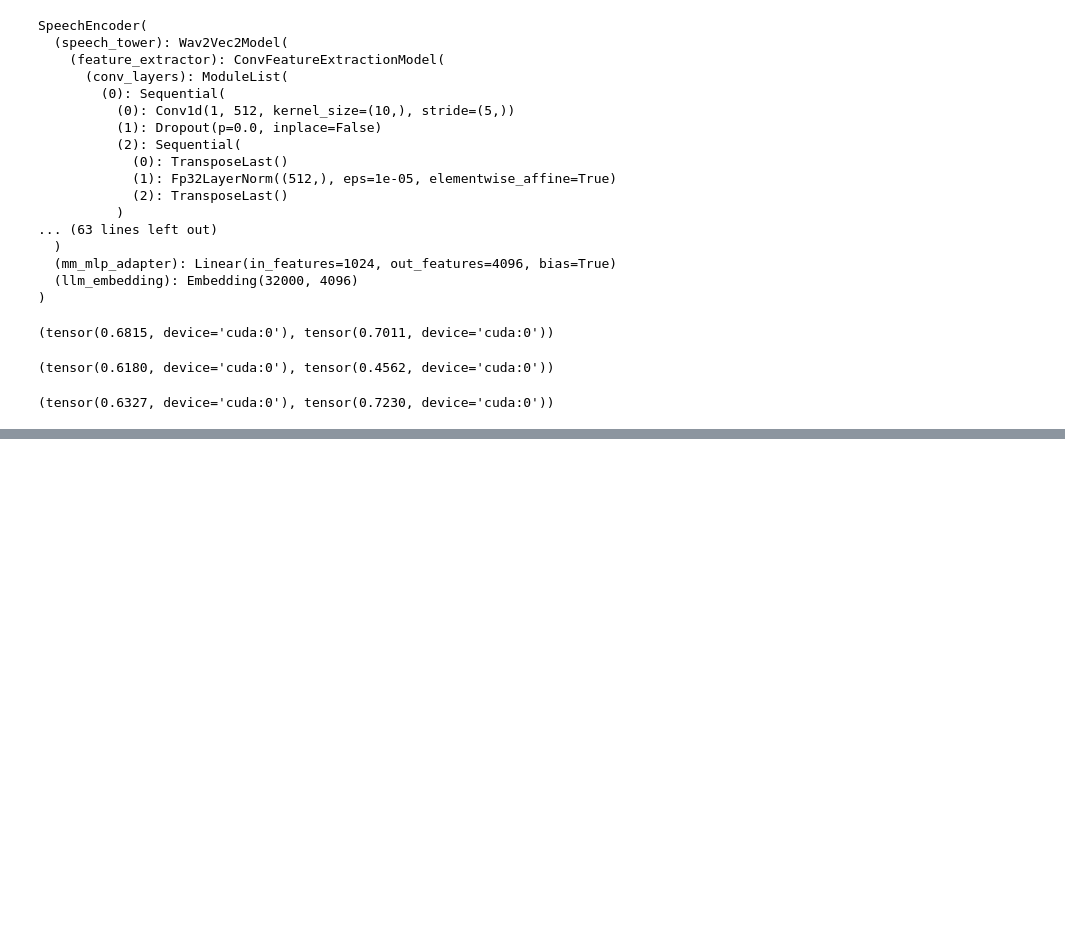
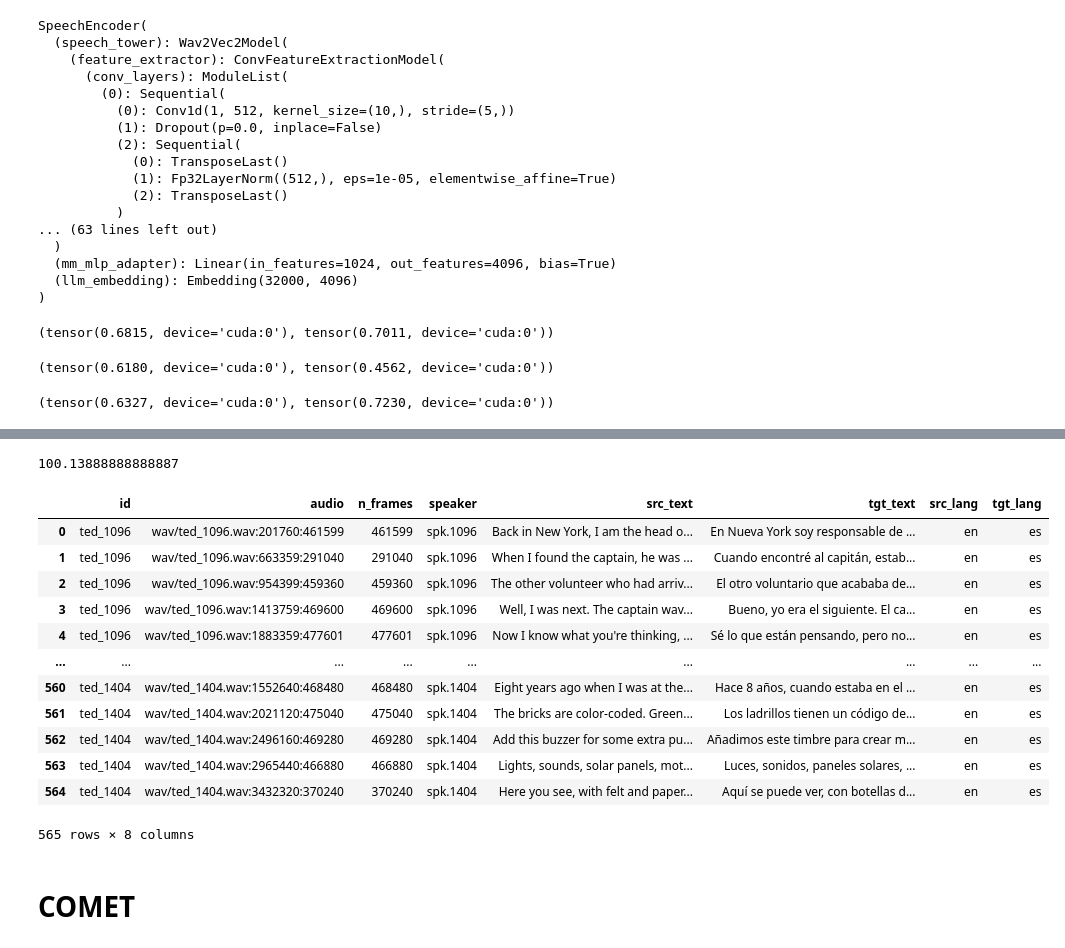
Before and after one commit to LeiLiLab/InfiniSST, a Jupyter notebook: uni_wav2vec.ipynb, the cells around one changed output, grey strips where cells are left out. Saved outputs shown, nothing was run; the diff lists cells and outputs as text; code cells hidden in the pictures; blank space fills up the shorter version.

```diff
--- a/uni_wav2vec.ipynb
+++ b/uni_wav2vec.ipynb
@@ -610,0 +681,3 @@ uni_st_sims_right.mean(), bi_st_sims_right.mean()
+# %%
+df = load_df_from_tsv("/data/user_data/siqiouya/dataset/must-c-v1.0/en-es/tst-COMMON_st_es_30s.tsv")
+df_babel = load_df_from_tsv("/data/user_data/siqiouya/dataset/must-c-v1.0/en-es/tst-COMMON.tsv")
@@ -610,0 +688,20 @@ uni_st_sims_right.mean(), bi_st_sims_right.mean()
+# %%
+(n_frames / 16000 * 50 / tgt_len).max()
+# %% [output]
+100.13888888888887
+# %%
+df
+# %% [output]
+|  | id | audio | n_frames | speaker | src_text | tgt_text | src_lang | tgt_lang |
+| 0 | ted_1096 | wav/ted_1096.wav:201760:461599 | 461599 | spk.1096 | Back in New York, I am the head o... | En Nueva York soy responsable de ... | en | es |
+| 1 | ted_1096 | wav/ted_1096.wav:663359:291040 | 291040 | spk.1096 | When I found the captain, he was ... | Cuando encontré al capitán, estab... | en | es |
+| 2 | ted_1096 | wav/ted_1096.wav:954399:459360 | 459360 | spk.1096 | The other volunteer who had arriv... | El otro voluntario que acababa de... | en | es |
+| 3 | ted_1096 | wav/ted_1096.wav:1413759:469600 | 469600 | spk.1096 | Well, I was next. The captain wav... | Bueno, yo era el siguiente. El ca... | en | es |
+| 4 | ted_1096 | wav/ted_1096.wav:1883359:477601 | 477601 | spk.1096 | Now I know what you're thinking, ... | Sé lo que están pensando, pero no... | en | es |
+| ... | ... | ... | ... | ... | ... | ... | ... | ... |
+| 560 | ted_1404 | wav/ted_1404.wav:1552640:468480 | 468480 | spk.1404 | Eight years ago when I was at the... | Hace 8 años, cuando estaba en el ... | en | es |
+| 561 | ted_1404 | wav/ted_1404.wav:2021120:475040 | 475040 | spk.1404 | The bricks are color-coded. Green... | Los ladrillos tienen un código de... | en | es |
+| 562 | ted_1404 | wav/ted_1404.wav:2496160:469280 | 469280 | spk.1404 | Add this buzzer for some extra pu... | Añadimos este timbre para crear m... | en | es |
+| 563 | ted_1404 | wav/ted_1404.wav:2965440:466880 | 466880 | spk.1404 | Lights, sounds, solar panels, mot... | Luces, sonidos, paneles solares, ... | en | es |
+| 564 | ted_1404 | wav/ted_1404.wav:3432320:370240 | 370240 | spk.1404 | Here you see, with felt and paper... | Aquí se puede ver, con botellas d... | en | es |
+565 rows × 8 columns
@@ -610,0 +724,2 @@ uni_st_sims_right.mean(), bi_st_sims_right.mean()
+# %% [markdown]
+# COMET
```
Also changed, not shown: parts of 35 cells of this notebook, 21 other files.
